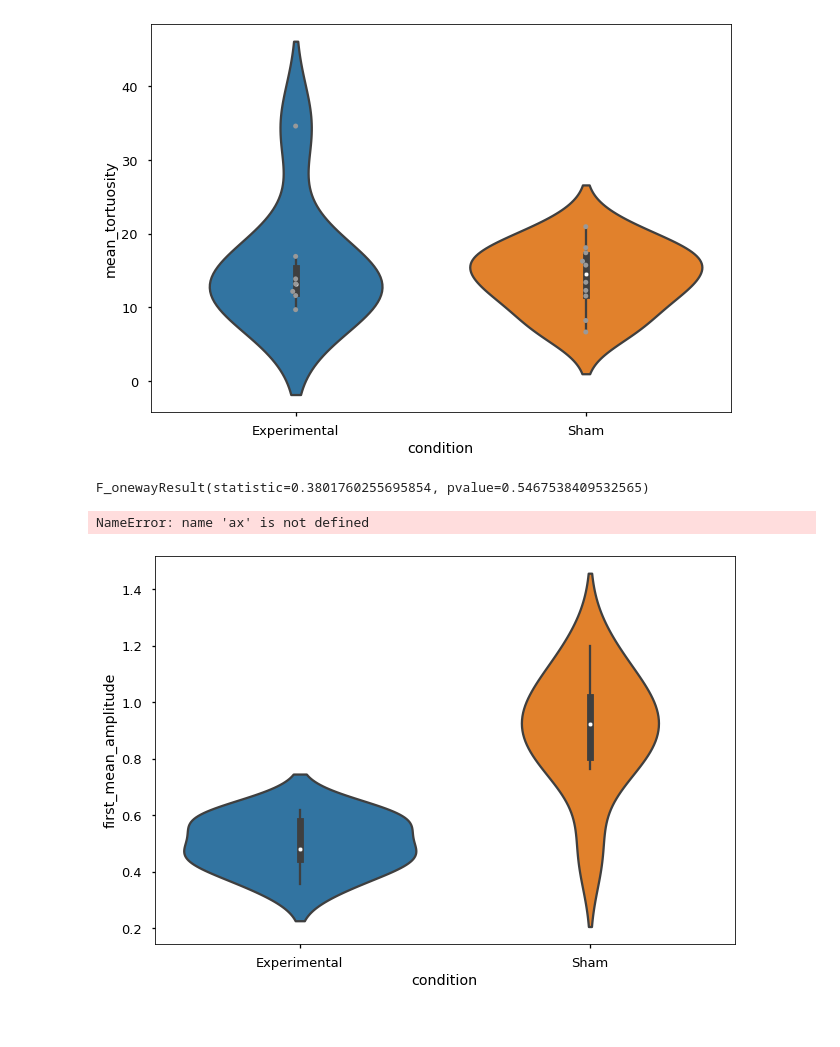
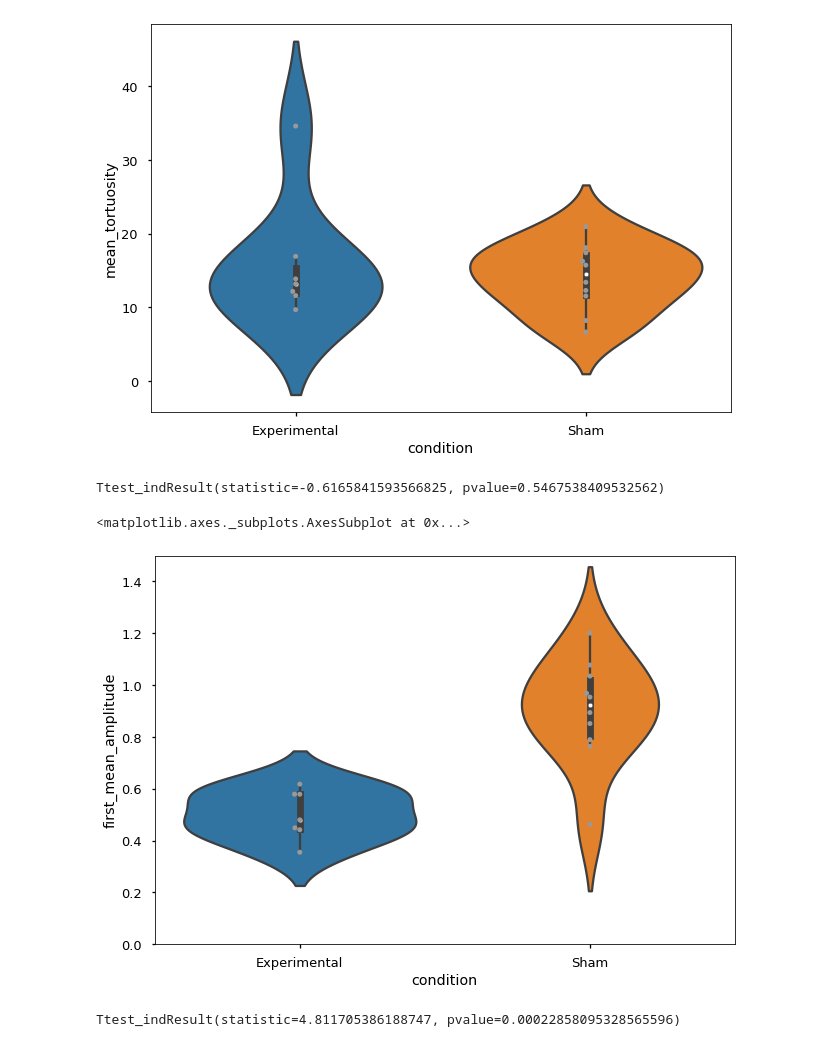
Before and after one commit to itsMahad/MothAbdominalRestriction, a Jupyter notebook: A_Step7_Displacement_Distance_Tortuosity_Loop.ipynb, the cells around one changed output. Saved outputs shown, nothing was run; the diff lists cells and outputs as text; code cells hidden in the pictures.

```diff
--- a/A_Step7_Displacement_Distance_Tortuosity_Loop.ipynb
+++ b/A_Step7_Displacement_Distance_Tortuosity_Loop.ipynb
@@ -53,7 +53,7 @@ visit_list = []
 name_list = []
 chunk = 40
 trouble = []
-fh_means,sh_means = [], []
+fh_means,sh_means, first_val = [], [], []
 fh_stds, sh_stds = [], []
 f_s_ratio_means, f_s_ratio_stds = [], []
 
@@ -143,10 +143,11 @@ for ele in csv_list:
         ratio = actual_list/shortest_path
         ratio_list.append(ratio)
 
-    first_half, second_half = sum_count[1:10]/(element), (sum_count[10:-1]/(element))
+    first_half, second_half, f_v = sum_count[1:10]/(element), sum_count[10:-1]/(element), sum_count[1:2]/(element)
     f_s_ratio = second_half/first_half
     f_s_ratio_means.append(np.mean(f_s_ratio))
     f_s_ratio_stds.append(np.std(f_s_ratio))
+    first_val.append(np.mean(f_v))
     fh_means.append(np.mean(first_half)), sh_means.append(np.mean(second_half))
     fh_stds.append(np.std(first_half)), sh_stds.append(np.std(second_half))
     plt.plot(xf, sum_count/(element+1), c = "c")
@@ -233,6 +234,8 @@ len(mean_list),len(std_list), len(name_list), len(visit_list), len(fh_means), le
 # %%
 new_df = (pd.DataFrame({'name' : name_list,
-                        'std_tortuosity': std_list, 'mean_tortuosity' : mean_list, 'first_mean_amplitude': fh_means, 'second_mean_amplitude': sh_means, 'ratio_mean_amplitude': f_s_ratio_means,
+                        'std_tortuosity': std_list, 'mean_tortuosity' : mean_list,
+                        'first_mean_amplitude': fh_means, 'second_mean_amplitude': sh_means,
+                        'ratio_mean_amplitude': f_s_ratio_means, 'first_val_only_amplitude': first_val,
                         'condition': condition, 'visit_number': visit_list}))
 new_df = new_df.sort_values(by=['name','visit_number'])
 new_df.reset_index(drop=True, inplace=True)
@@ -272,25 +275,27 @@ sns.swarmplot(x="condition", y="mean_tortuosity",
 #this method assumes each data point is independent. However, even under this assumption there are no significant differences
 s_mean_path = new_df[new_df.condition == "Sham"].mean_tortuosity.values
 e_mean_path = new_df[new_df.condition == "Experimental"].mean_tortuosity.values
-stats.f_oneway(s_mean_path, e_mean_path)
+stats.ttest_ind(s_mean_path, e_mean_path)
 # %% [output]
-F_onewayResult(statistic=0.3801760255695854, pvalue=0.5467538409532565)
+Ttest_indResult(statistic=-0.6165841593566825, pvalue=0.5467538409532562)
 # %%
 #need to add the original values to ground these comparisons
 
-sns.violinplot(x="condition", y="first_mean_amplitude",
+ax = sns.violinplot(x="condition", y="first_mean_amplitude",
                     data= new_df)
 ax.set_ylim(0,1.5)
 sns.swarmplot(x="condition", y="first_mean_amplitude",
-                    data=new_df, color="0.2")
+                    data=new_df, color="0.6")
 # %% [output]
-NameError: name 'ax' is not defined
+<matplotlib.axes._subplots.AxesSubplot at 0x...>
-[figure, old version]
+[figure, new version]
 # %%
 #this method assumes each data point is independent. However, even under this assumption there are no significant differences
 s_f_amplitude = new_df[new_df.condition == "Sham"].first_mean_amplitude.values
 e_f_amplitude = new_df[new_df.condition == "Experimental"].first_mean_amplitude.values
-stats.f_oneway(s_f_amplitude, e_f_amplitude)
+stats.ttest_ind(s_f_amplitude, e_f_amplitude)
+# %% [output]
+Ttest_indResult(statistic=4.811705386188747, pvalue=0.00022858095328565596)
 # %%
 #need to add the original values to ground these comparisons
 
```
Also changed, not shown: parts of 8 cells of this notebook.
